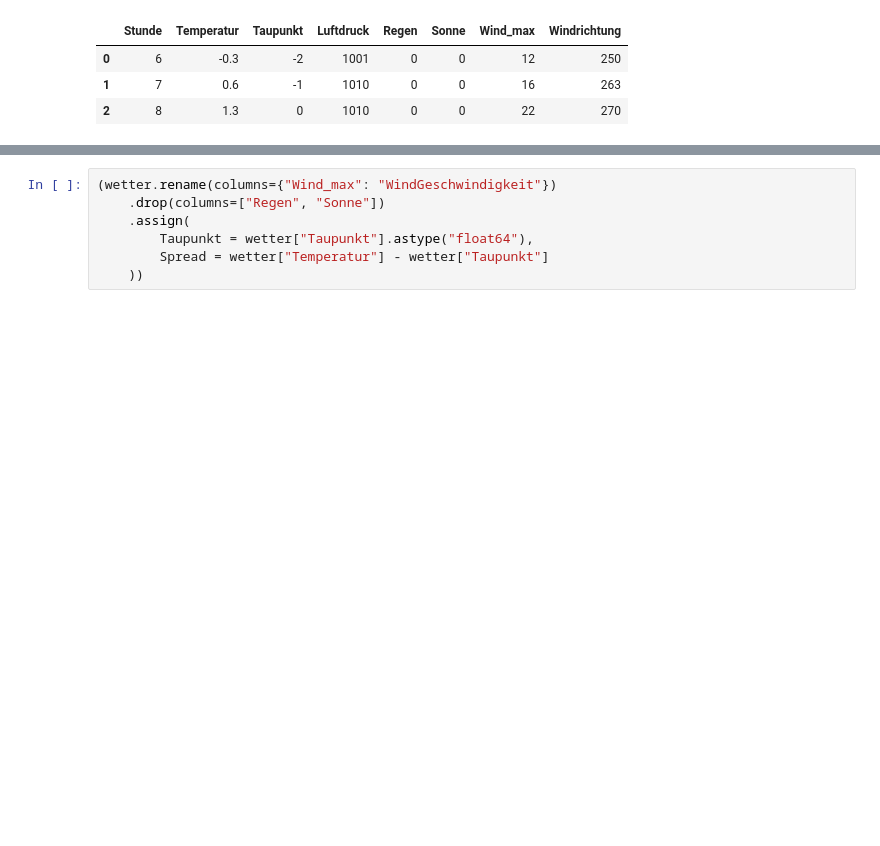
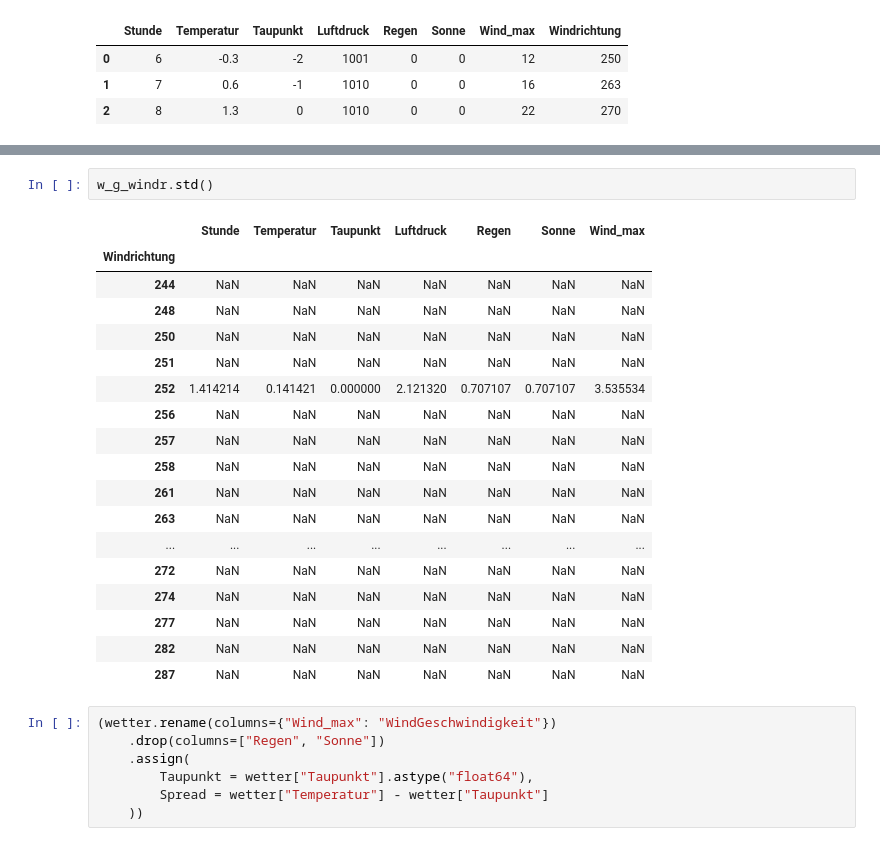
Before and after one commit to OOS-Team/DsKi_DataPreparation, a Jupyter notebook: WdhAufgaben/A1-3.ipynb, the cells around one changed output, grey strips where cells are left out. Saved outputs shown, nothing was run; the diff lists cells and outputs as text; blank space fills up the shorter version.

```diff
--- a/WdhAufgaben/A1-3.ipynb
+++ b/WdhAufgaben/A1-3.ipynb
@@ -136,3 +386,24 @@ wetter.head(3)
+# %%
+w_g_windr.std()
+# %% [output]
+|  | Stunde | Temperatur | Taupunkt | Luftdruck | Regen | Sonne | Wind_max |
+| Windrichtung |  |  |  |  |  |  |  |
+| 244 | NaN | NaN | NaN | NaN | NaN | NaN | NaN |
+| 248 | NaN | NaN | NaN | NaN | NaN | NaN | NaN |
+| 250 | NaN | NaN | NaN | NaN | NaN | NaN | NaN |
+| 251 | NaN | NaN | NaN | NaN | NaN | NaN | NaN |
+| 252 | 1.414214 | 0.141421 | 0.000000 | 2.121320 | 0.707107 | 0.707107 | 3.535534 |
+| 256 | NaN | NaN | NaN | NaN | NaN | NaN | NaN |
+| 257 | NaN | NaN | NaN | NaN | NaN | NaN | NaN |
+| 258 | NaN | NaN | NaN | NaN | NaN | NaN | NaN |
+| 261 | NaN | NaN | NaN | NaN | NaN | NaN | NaN |
+| 263 | NaN | NaN | NaN | NaN | NaN | NaN | NaN |
+| ... | ... | ... | ... | ... | ... | ... | ... |
+| 272 | NaN | NaN | NaN | NaN | NaN | NaN | NaN |
+| 274 | NaN | NaN | NaN | NaN | NaN | NaN | NaN |
+| 277 | NaN | NaN | NaN | NaN | NaN | NaN | NaN |
+| 282 | NaN | NaN | NaN | NaN | NaN | NaN | NaN |
+| 287 | NaN | NaN | NaN | NaN | NaN | NaN | NaN |
 # %%
 (wetter.rename(columns={"Wind_max": "WindGeschwindigkeit"})
     .drop(columns=["Regen", "Sonne"])
```
Also changed, not shown: parts of 32 cells of this notebook, 1 other file.
